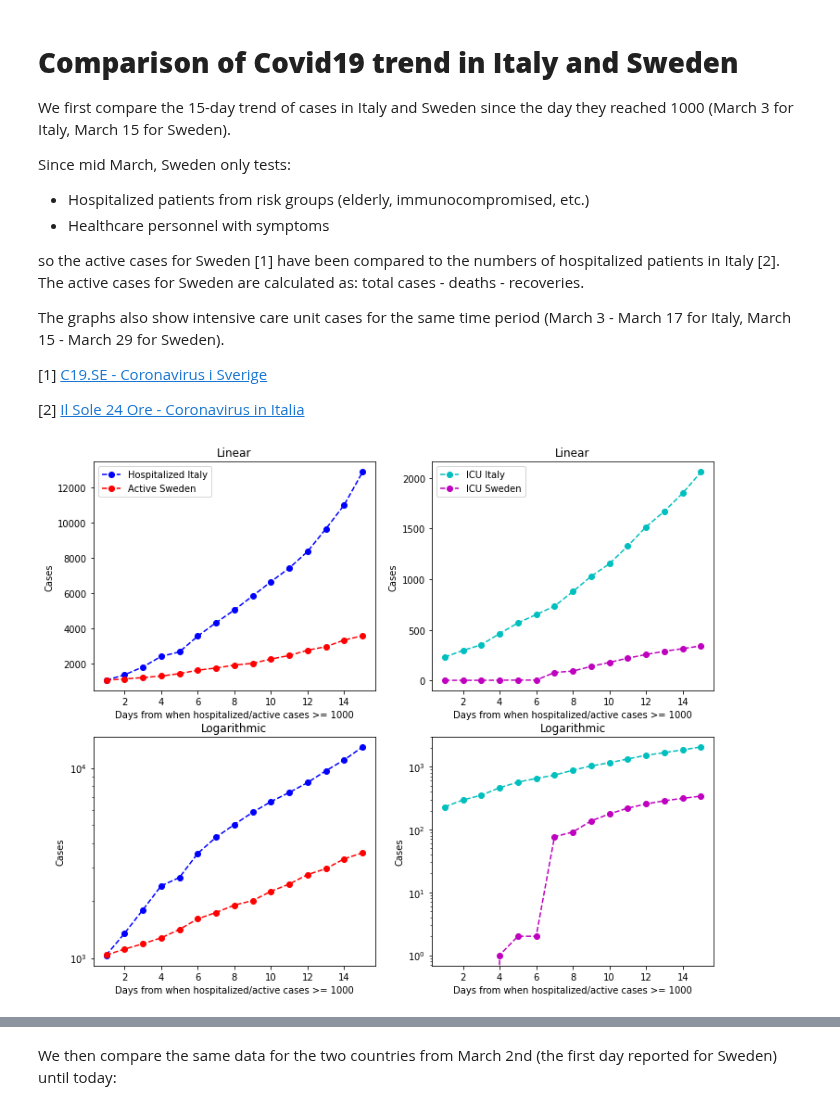
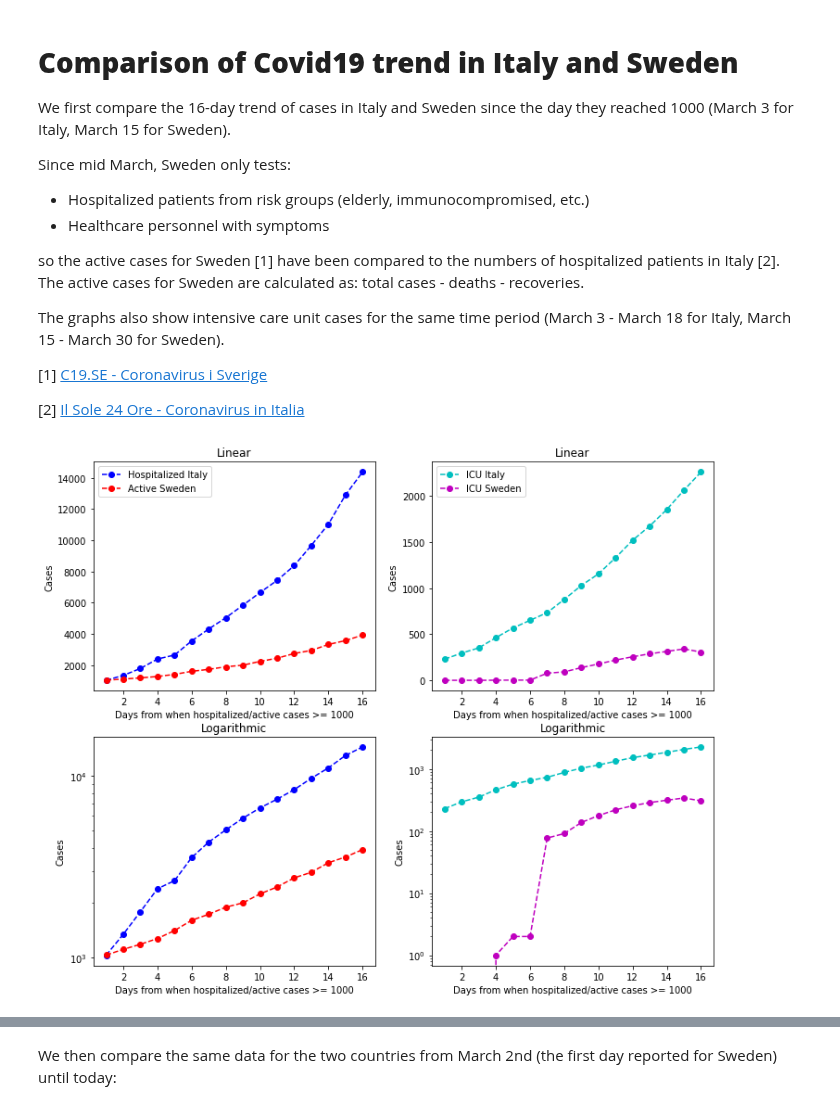
Before and after one commit to eera-l/Covid19-Sweden-Overview, a Jupyter notebook: c19-it-swe.ipynb, the cells around one changed output, grey strips where cells are left out. Drawn from its saved outputs; the diff is of its cells as text; code cells hidden in the pictures.

Commit message:
added regression anda data from March 30

```diff
--- a/c19-it-swe.ipynb
+++ b/c19-it-swe.ipynb
@@ -1,7 +1,7 @@
 # %% [markdown]
 # **Comparison of Covid19 trend in Italy and Sweden**
 
-We first compare the 15-day trend of cases in Italy and Sweden since the day they reached 1000 (March 3 for Italy, March 15 for Sweden).
+We first compare the 16-day trend of cases in Italy and Sweden since the day they reached 1000 (March 3 for Italy, March 15 for Sweden).
 
 Since mid March, Sweden only tests:
 
@@ -10,7 +10,7 @@ Since mid March, Sweden only tests:
 
 so the active cases for Sweden [1] have been compared to the numbers of hospitalized patients in Italy [2]. The active cases for Sweden are calculated as: total cases - deaths - recoveries.
 
-The graphs also show intensive care unit cases for the same time period (March 3 - March 17 for Italy, March 15 - March 29 for Sweden).
+The graphs also show intensive care unit cases for the same time period (March 3 - March 18 for Italy, March 15 - March 30 for Sweden).
 
 [1] [C19.SE - Coronavirus i Sverige](https://c19.se/)
 
@@ -21,22 +21,23 @@ import matplotlib.pyplot as plt
 
 italy_hospitalized = [1034, 1346, 1790, 2394, 2651, 3550, 4316,
                      5038, 5838, 6650, 7426, 8372, 9663, 11025,
-                     12894]
+                     12894, 14363]
 
 sweden_active = [1036, 1113, 1187, 1276, 1412, 1607, 1734,
                 1897, 2003, 2243, 2448, 2747, 2948, 3326,
-                3574]
+                3574, 3928]
 
 italy_icu = [229, 295, 351, 462, 567,
              650, 733, 877, 1028, 1153,
-             1328, 1518, 1672, 1851, 2060]
+             1328, 1518, 1672, 1851, 2060,
+             2257]
 
 sweden_icu = [0, 0, 0, 1, 2, 2,
               77, 91, 137, 177,
               219, 255, 287, 313,
-              340]
+              340, 306]
 
-x = np.arange(1, 16)
+x = np.arange(1, len(italy_hospitalized) + 1)
 
 fig = plt.figure()
 ax1 = fig.add_subplot(221)
@@ -48,31 +49,31 @@ ax1.set_xlabel('Days from when hospitalized/active cases >= 1000')
 ax1.set_ylabel('Cases')
 
 ax2 = fig.add_subplot(223)
 ax2.plot(x, italy_hospitalized, '--bo')
 ax2.plot(x, sweden_active, '--ro')
 ax2.set_title('Logarithmic')
 ax2.set_xlabel('Days from when hospitalized/active cases >= 1000')
 ax2.set_ylabel('Cases')
 ax2.set_yscale('log')
 
 ax3 = fig.add_subplot(222)
 ax3.plot(x, italy_icu, '--co', label='ICU Italy')
 ax3.plot(x, sweden_icu, '--mo', label='ICU Sweden')
 ax3.legend(loc="upper left")
 ax3.set_title('Linear')
 ax3.set_xlabel('Days from when hospitalized/active cases >= 1000')
 ax3.set_ylabel('Cases')
 
 ax4 = fig.add_subplot(224)
 ax4.plot(x, italy_icu, '--co')
 ax4.plot(x, sweden_icu, '--mo')
 ax4.set_title('Logarithmic')
 ax4.set_xlabel('Days from when hospitalized/active cases >= 1000')
 ax4.set_ylabel('Cases')
 ax4.set_yscale('log')
 
 fig.set_figheight(10)
 fig.set_figwidth(12)
 plt.show()
 # %% [output]
-[figure, old version]
+[figure, new version]
```
Also changed, not shown: parts of 5 cells of this notebook.
